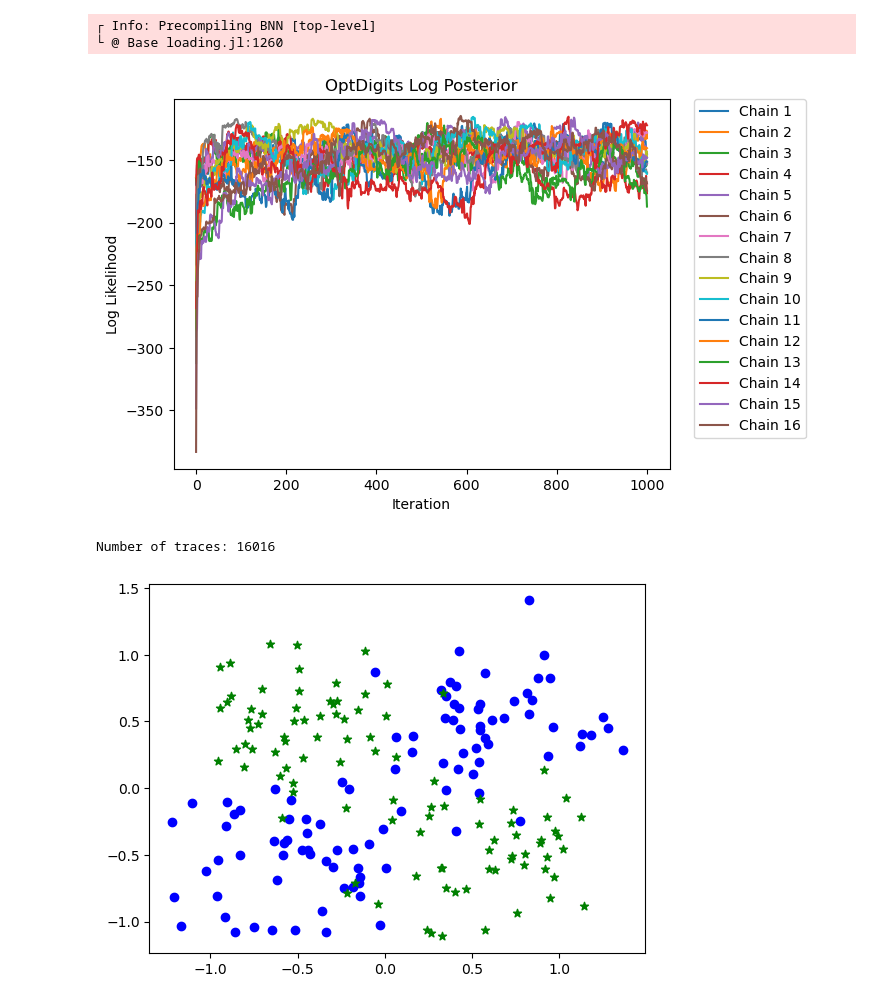
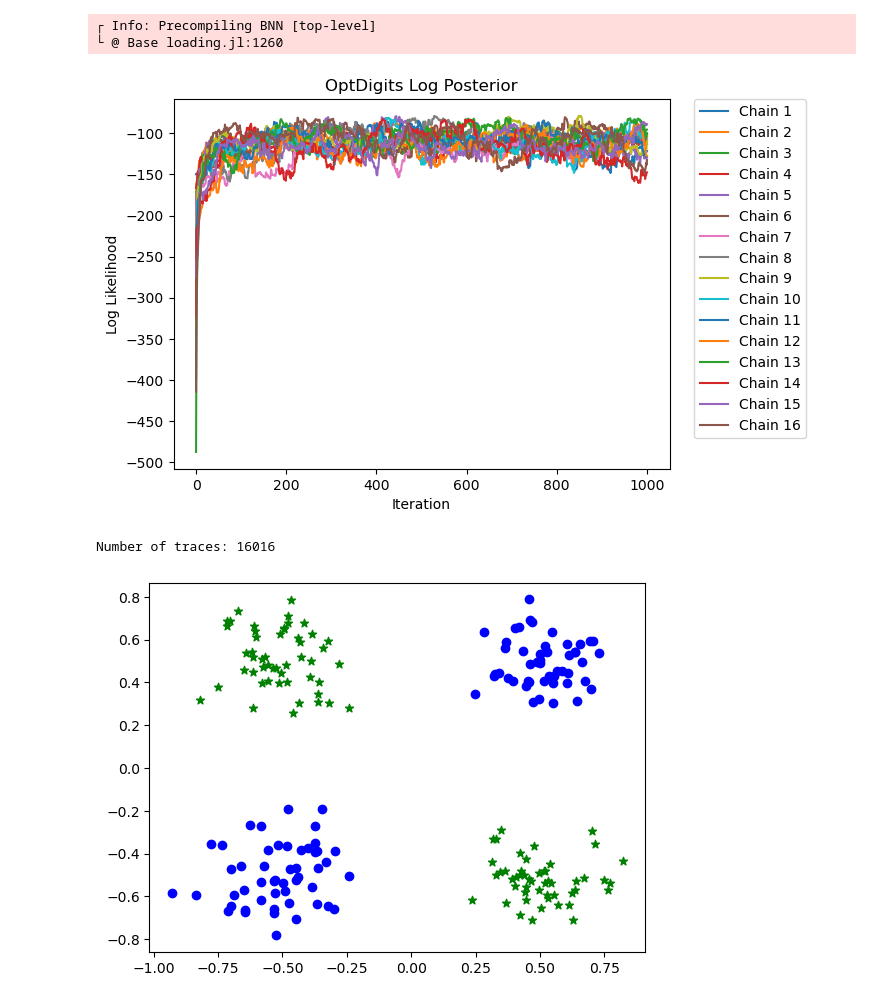
Before and after one commit to jberezow/OptDigits, a Jupyter notebook: Thesis-LoadXOR.ipynb, the cells around one changed output. Cells and saved outputs as stored; diff of their text form; code cells hidden in the pictures.

Commit message:
All data collected for Classifiers

```diff
--- a/Thesis-LoadXOR.ipynb
+++ b/Thesis-LoadXOR.ipynb
@@ -21,11 +21,11 @@ include("dockerxorn/utils.jl");
 ┌ Info: Precompiling BNN [top-level]
 └ @ Base loading.jl:1260
 # %%
-folder = "/Data/XORN/"
+folder = "/Data/XOR/"
 traces = []
 tests = [i for i=1:16]
 #filename_pre = "trace"
-filename_pre = "XORNtrace"
+filename_pre = "XORtrace"
 filename_end = "output.jld"
 
 good_traces = [1,2,3,4,5,6,7,8,9,10,11,12,13,14,15,16]
@@ -55,7 +55,7 @@ plt.ylabel("Log Likelihood");
 
 legend(bbox_to_anchor=[1.05,1],loc=2,borderaxespad=0);
 # %% [output]
-[figure, old version]
+[figure, new version]
 # %%
 linear_traces = []
 for i in 1:16
@@ -75,35 +75,35 @@ Number of traces: 16016
 c = 2
 n = 50 #Number of samples per mode (classifier)
 m = 4 #Number of modes (classifier)
 d = 2 #Input dimension
 N = n*m #Total samples
-σₐ = 0.1 #Mode variance (classifier)
+σₐ = 0.015 #Mode variance (classifier)
 bound = 0.5
 
 #Node hyperparameters
 k_range = 16 #Maximum number of neurons per layer
 k_list = [Int(i) for i in 1:k_range]
 
 x_raw, classes = real_data_classifier(Int(N/4), 4, bound, σₐ);
 classes = [(i+1) % 2 + 1 for i in classes]
 y = classes
 
 plot_data_classifier(x_raw,classes)
 xt = transpose(x_raw)
 size(xt)
 
 #One-Hot Encode Y
 yt = Flux.onehotbatch(y,[:1,:2]);
 
 #Test Set
 x_raw_test, classes_test = real_data_classifier(Int(N/4), 4, bound, σₐ);
 xt_test = transpose(x_raw_test)
 classes_test = [(i+1) % 2 + 1 for i in classes]
 y_test = classes_test
 yz = y_test
 yzt = Flux.onehotbatch(yz,[:1,:2]);
 # %% [output]
-[figure, old version]
+[figure, new version]
 # %%
 #Plot Training Accuracy
 traces_master = traces
```
Also changed, not shown: parts of 4 cells of this notebook, 55 other files.
